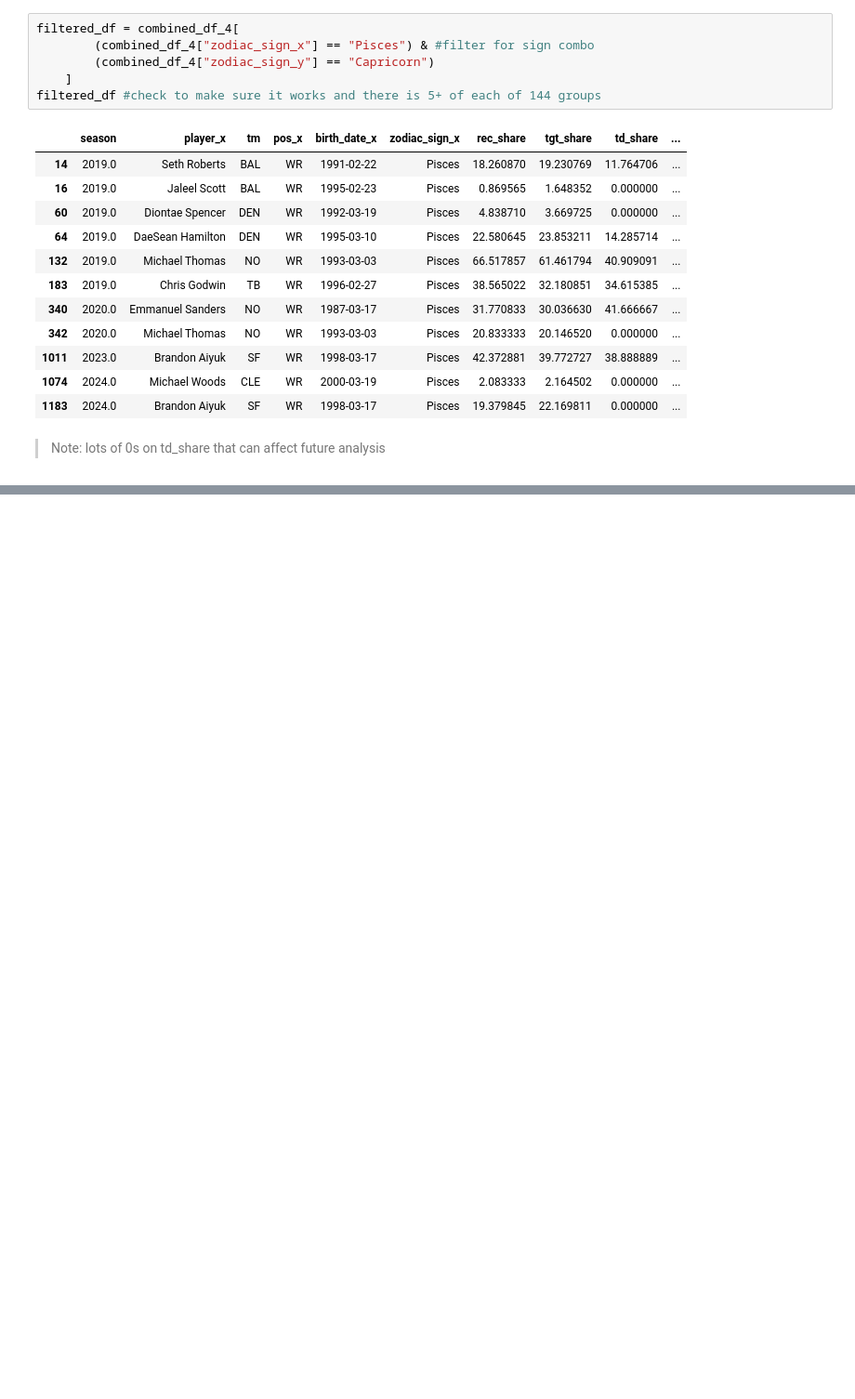
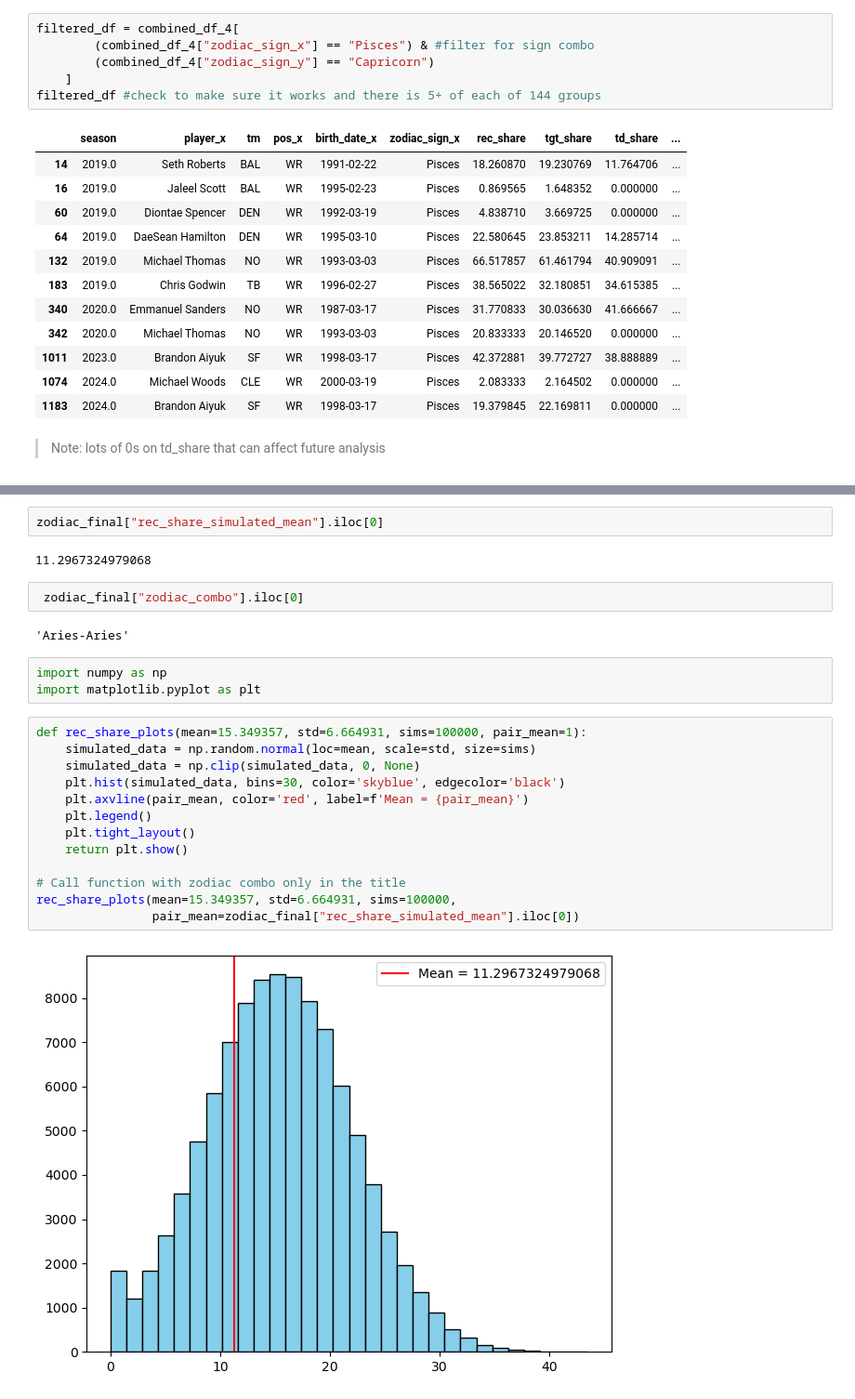
Before and after one commit to connor-pickett/2025_FinalProject_Ctrl-Alt-Defeat, a Jupyter notebook: Master_Code.ipynb, the cells around one changed output, grey strips where cells are left out. Shown at 93% size. Saved outputs shown, nothing was run; the diff lists cells and outputs as text; blank space fills up the shorter version.

```diff
--- a/Master_Code.ipynb
+++ b/Master_Code.ipynb
@@ -1136,0 +1236,26 @@ zodiac_final[zodiac_final.isnull().any(axis=1)]
+# %%
+zodiac_final["rec_share_simulated_mean"].iloc[0]
+# %% [output]
+11.2967324979068
+# %%
+ zodiac_final["zodiac_combo"].iloc[0]
+# %% [output]
+'Aries-Aries'
+# %%
+import numpy as np
+import matplotlib.pyplot as plt
+# %%
+def rec_share_plots(mean=15.349357, std=6.664931, sims=100000, pair_mean=1):
+    simulated_data = np.random.normal(loc=mean, scale=std, size=sims)
+    simulated_data = np.clip(simulated_data, 0, None)
+    plt.hist(simulated_data, bins=30, color='skyblue', edgecolor='black')
+    plt.axvline(pair_mean, color='red', label=f'Mean = {pair_mean}')
+    plt.legend()
+    plt.tight_layout()
+    return plt.show()
+
+# Call function with zodiac combo only in the title
+rec_share_plots(mean=15.349357, std=6.664931, sims=100000,
+                pair_mean=zodiac_final["rec_share_simulated_mean"].iloc[0])
+# %% [output]
+[figure, added]
```
Also changed, not shown: parts of 13 cells of this notebook, 1 other file.
